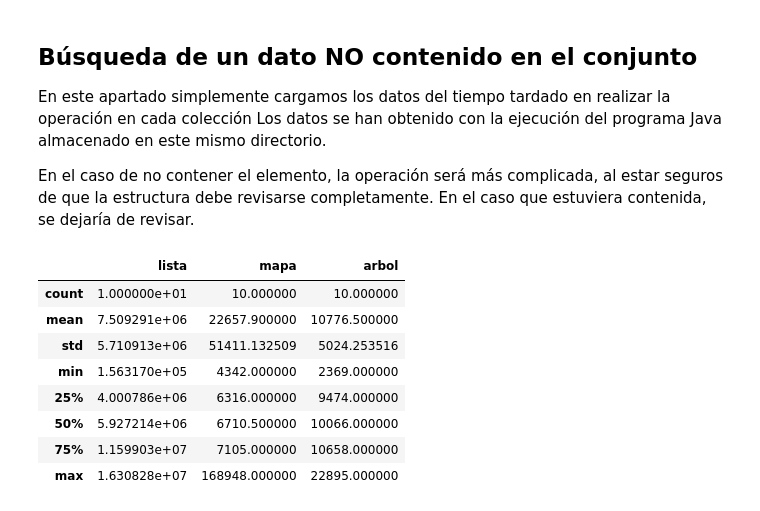
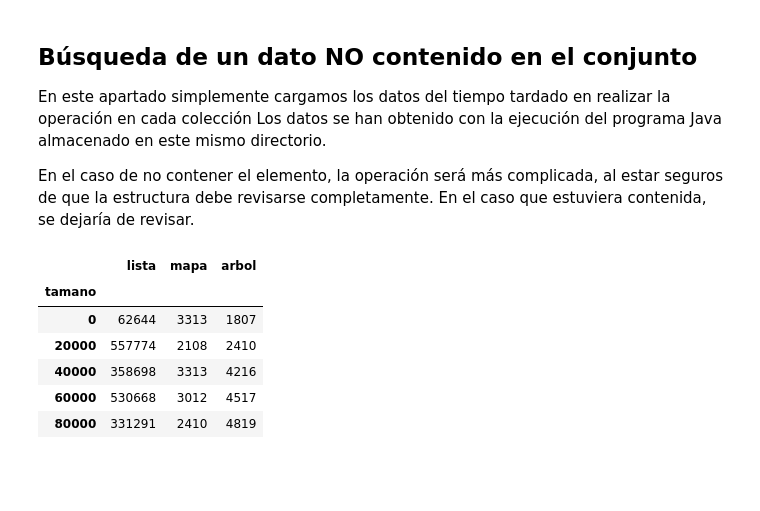
Before and after one commit to bbaruque/EDAT_ejemplos, a Jupyter notebook: es/ubu/lsi/edat/s08_Conjuntos/demo04/VisualizacionResultados.ipynb, the cells around one changed output. Cells and saved outputs as stored; diff of their text form; code cells hidden in the pictures; blank space fills up the shorter version.

```diff
--- a/es/ubu/lsi/edat/s08_Conjuntos/demo04/VisualizacionResultados.ipynb
+++ b/es/ubu/lsi/edat/s08_Conjuntos/demo04/VisualizacionResultados.ipynb
@@ -42,14 +41,12 @@ Los datos se han obtenido con la ejecución del programa Java almacenado en este
 En el caso de no contener el elemento, la operación será más complicada, al estar seguros de que la estructura debe revisarse completamente. En el caso que estuviera contenida, se dejaría de revisar.
 # %%
 contenido = pd.read_csv("./TiemposNoContenido.csv", index_col='tamano',comment='#')
-contenido.describe()
+contenido.head()
 # %% [output]
 |  | lista | mapa | arbol |
-| count | 1.000000e+01 | 10.000000 | 10.000000 |
-| mean | 7.509291e+06 | 22657.900000 | 10776.500000 |
-| std | 5.710913e+06 | 51411.132509 | 5024.253516 |
-| min | 1.563170e+05 | 4342.000000 | 2369.000000 |
-| 25% | 4.000786e+06 | 6316.000000 | 9474.000000 |
-| 50% | 5.927214e+06 | 6710.500000 | 10066.000000 |
-| 75% | 1.159903e+07 | 7105.000000 | 10658.000000 |
-| max | 1.630828e+07 | 168948.000000 | 22895.000000 |
+| tamano |  |  |  |
+| 0 | 62644 | 3313 | 1807 |
+| 20000 | 557774 | 2108 | 2410 |
+| 40000 | 358698 | 3313 | 4216 |
+| 60000 | 530668 | 3012 | 4517 |
+| 80000 | 331291 | 2410 | 4819 |
```
Also changed, not shown: parts of 7 cells of this notebook, 3 other files.
